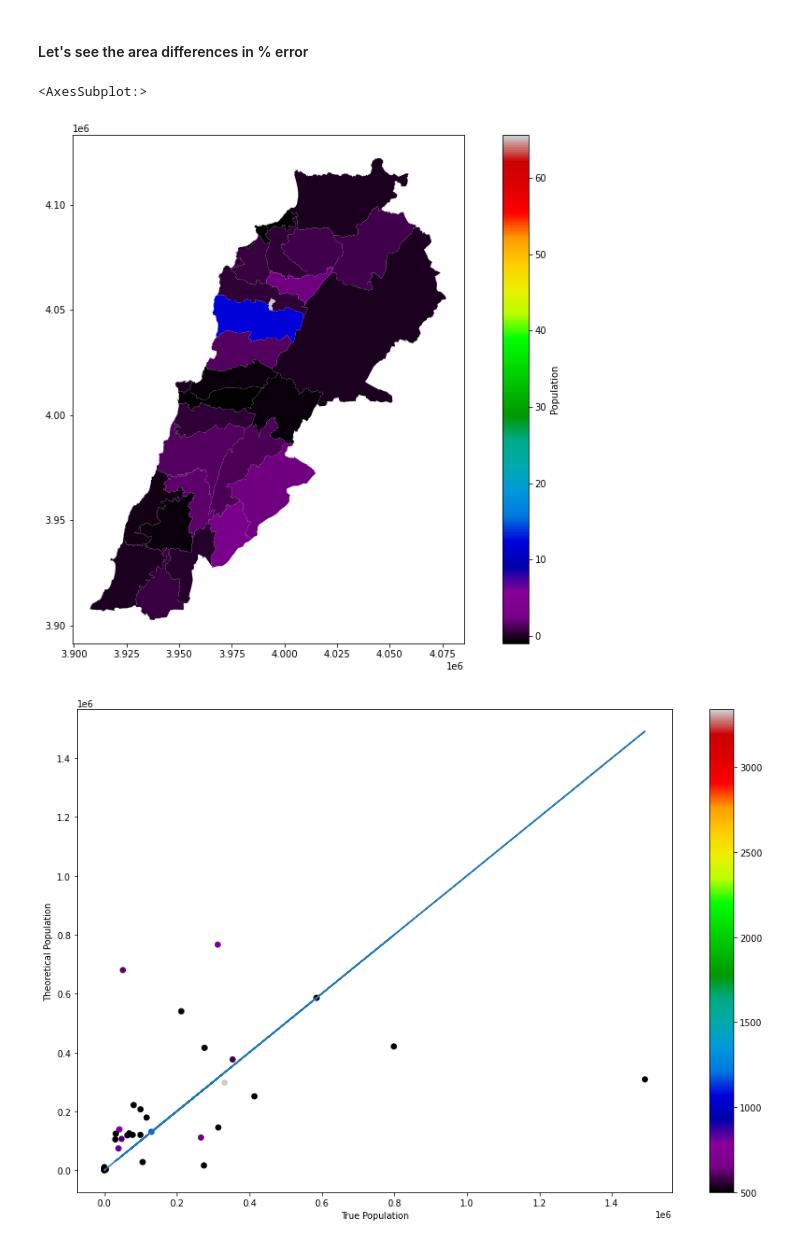
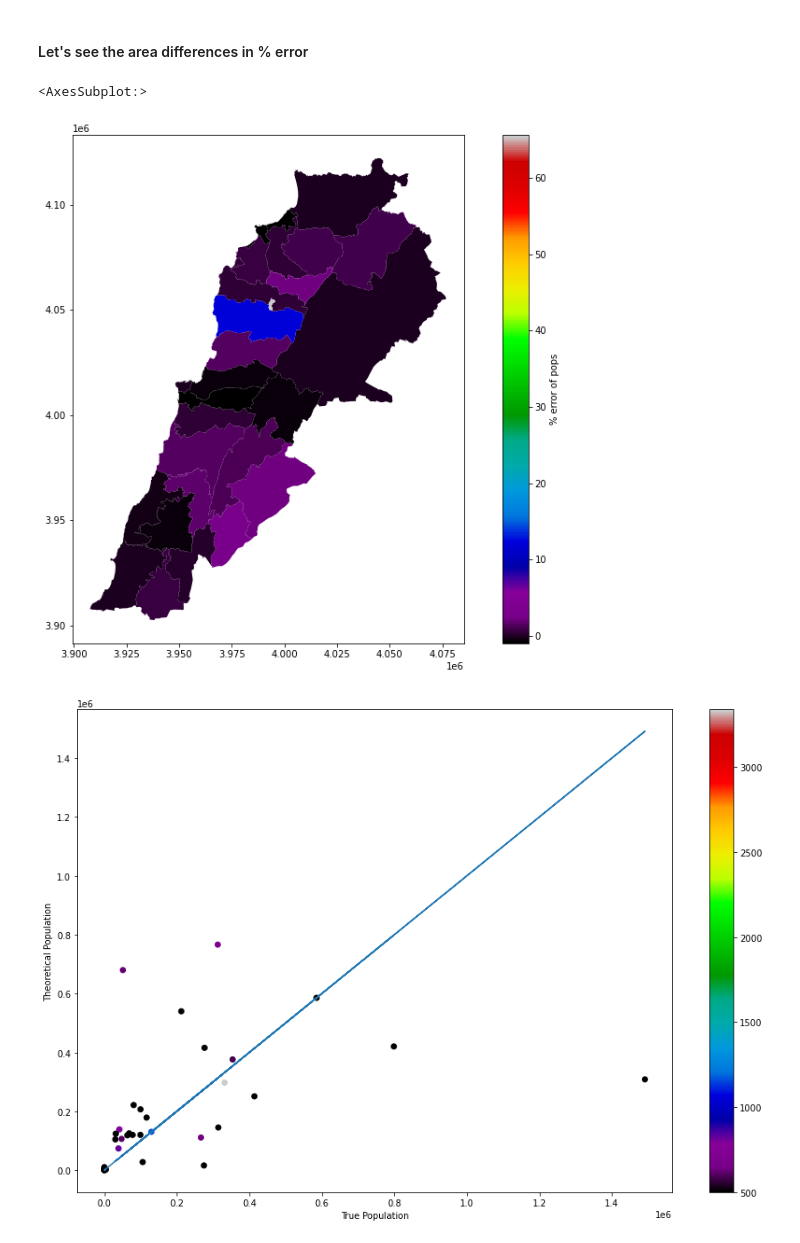
Before and after one commit to sakokassounian/geospatial-naive-demographic-estimation, a Jupyter notebook: cross_match.ipynb, the cells around one changed output. Cells and saved outputs as stored; diff of their text form; code cells hidden in the pictures.

```diff
--- a/cross_match.ipynb
+++ b/cross_match.ipynb
@@ -421,11 +421,11 @@ plt.show()
 # %%
 diff = df_2.copy().drop("population",axis=1)
 diff['population'] = (df_2_theo.population - df_2.population)/ (df_2.population)
-diff.plot(column='population',legend=True,legend_kwds={'label': "Population",
+diff.plot(column='population',legend=True,legend_kwds={'label': "% error of pops",
                                'orientation': "vertical"},cmap='nipy_spectral')
 # %% [output]
 <AxesSubplot:>
-[figure, old version]
+[figure, new version]
 # %%
 plt.figure(figsize=(15,10))
 plt.scatter(df_2.population,df_2_theo.population,c=df_2.area_km2,cmap='nipy_spectral',vmin=500)
```
Also changed, not shown: parts of 1 cell of this notebook.
